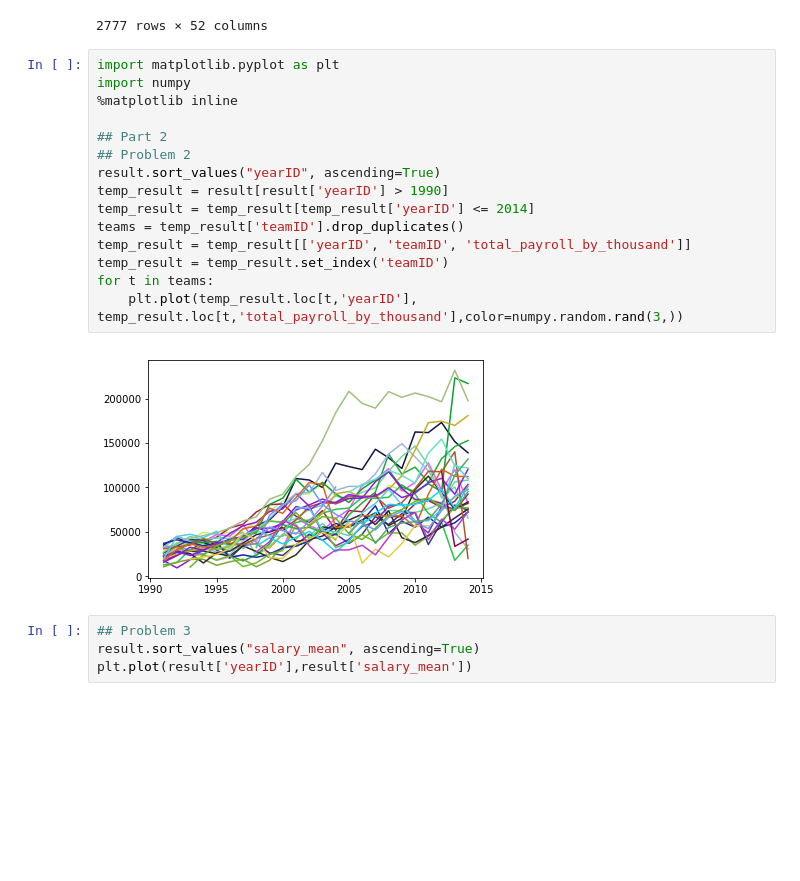
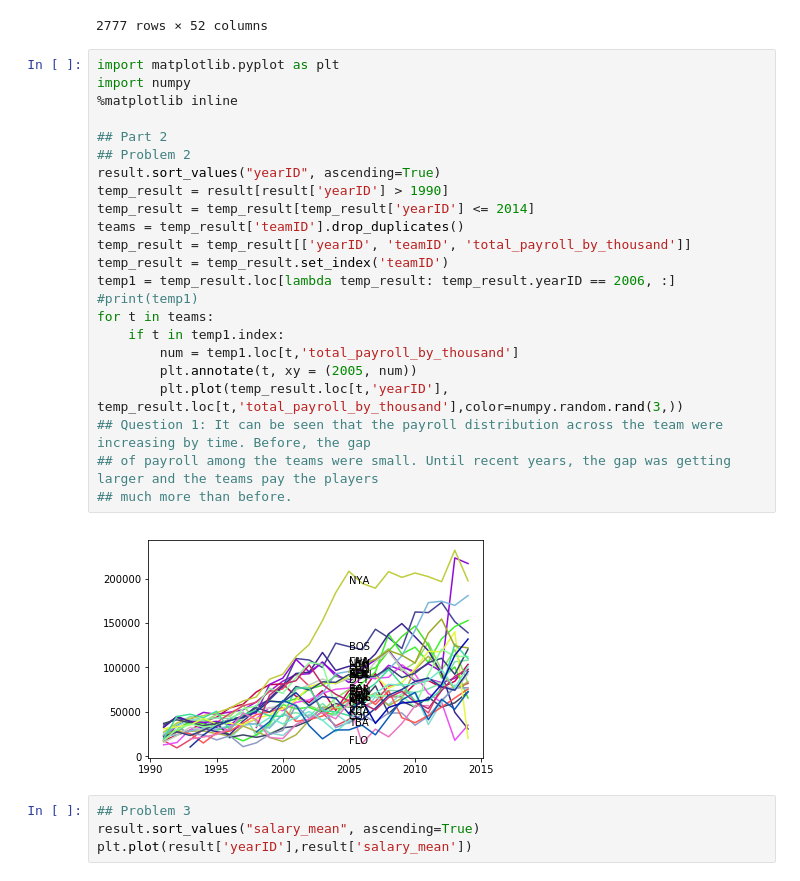
Before and after one commit to mhipona/cmsc320-mhipona, a Jupyter notebook: project2/project2.ipynb, the cells around one changed output. Cells and saved outputs as stored; diff of their text form; blank space fills up the shorter version.

```diff
--- a/project2/project2.ipynb
+++ b/project2/project2.ipynb
@@ -45,20 +45,28 @@ result
 # %%
 import matplotlib.pyplot as plt
 import numpy
 %matplotlib inline
 
 ## Part 2
 ## Problem 2
 result.sort_values("yearID", ascending=True)
 temp_result = result[result['yearID'] > 1990]
 temp_result = temp_result[temp_result['yearID'] <= 2014]
 teams = temp_result['teamID'].drop_duplicates()
 temp_result = temp_result[['yearID', 'teamID', 'total_payroll_by_thousand']]
 temp_result = temp_result.set_index('teamID')
+temp1 = temp_result.loc[lambda temp_result: temp_result.yearID == 2006, :]
+#print(temp1)
 for t in teams:
-    plt.plot(temp_result.loc[t,'yearID'], temp_result.loc[t,'total_payroll_by_thousand'],color=numpy.random.rand(3,))
+    if t in temp1.index:
+        num = temp1.loc[t,'total_payroll_by_thousand']
+        plt.annotate(t, xy = (2005, num))
+        plt.plot(temp_result.loc[t,'yearID'], temp_result.loc[t,'total_payroll_by_thousand'],color=numpy.random.rand(3,))
+## Question 1: It can be seen that the payroll distribution across the team were increasing by time. Before, the gap
+## of payroll among the teams were small. Until recent years, the gap was getting larger and the teams pay the players
+## much more than before.
 # %% [output]
-[figure, old version]
+[figure, new version]
 # %%
 ## Problem 3
 result.sort_values("salary_mean", ascending=True)
```
Also changed, not shown: parts of 2 cells of this notebook.
